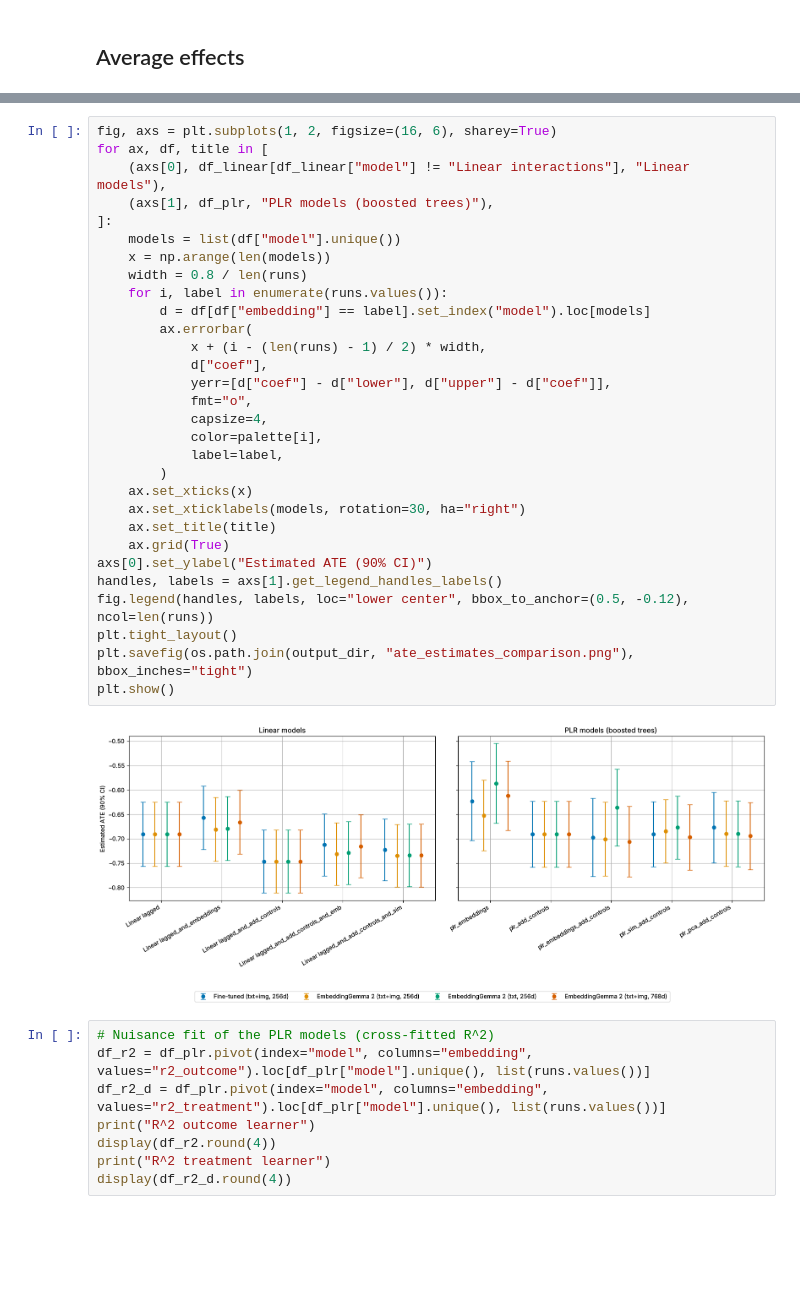
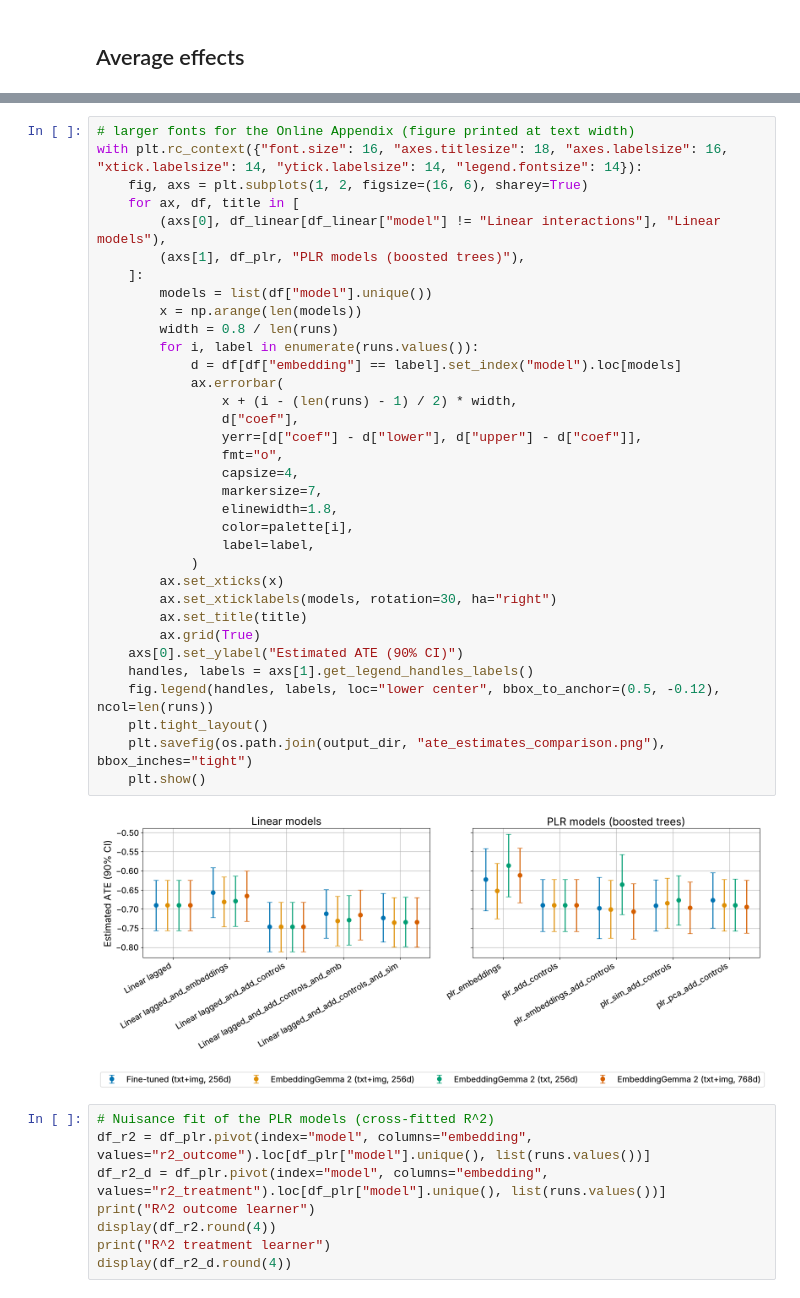
Before and after one commit to JanTeichertKluge/demand-analysis-repro, a Jupyter notebook: gemma/code/04_evaluation_comparison.ipynb, the cells around one changed output, grey strips where cells are left out. Cells and saved outputs as stored; diff of their text form; blank space fills up the shorter version.

Commit message:
larger fonts in gemma comparison figures

```diff
--- a/gemma/code/04_evaluation_comparison.ipynb
+++ b/gemma/code/04_evaluation_comparison.ipynb
@@ -166,37 +166,41 @@ df_ate_table
 | plr_sim_add_controls | -0.691 [-0.757, -0.624] | -0.684 [-0.749, -0.620] | -0.677 [-0.742, -0.612] | -0.697 [-0.764, -0.630] |
 | plr_pca_add_controls | -0.677 [-0.749, -0.605] | -0.689 [-0.757, -0.622] | -0.690 [-0.757, -0.622] | -0.694 [-0.763, -0.625] |
 # %%
-fig, axs = plt.subplots(1, 2, figsize=(16, 6), sharey=True)
-for ax, df, title in [
-    (axs[0], df_linear[df_linear["model"] != "Linear interactions"], "Linear models"),
-    (axs[1], df_plr, "PLR models (boosted trees)"),
-]:
-    models = list(df["model"].unique())
-    x = np.arange(len(models))
-    width = 0.8 / len(runs)
-    for i, label in enumerate(runs.values()):
-        d = df[df["embedding"] == label].set_index("model").loc[models]
-        ax.errorbar(
-            x + (i - (len(runs) - 1) / 2) * width,
-            d["coef"],
-            yerr=[d["coef"] - d["lower"], d["upper"] - d["coef"]],
-            fmt="o",
-            capsize=4,
-            color=palette[i],
-            label=label,
-        )
-    ax.set_xticks(x)
-    ax.set_xticklabels(models, rotation=30, ha="right")
-    ax.set_title(title)
-    ax.grid(True)
-axs[0].set_ylabel("Estimated ATE (90% CI)")
-handles, labels = axs[1].get_legend_handles_labels()
-fig.legend(handles, labels, loc="lower center", bbox_to_anchor=(0.5, -0.12), ncol=len(runs))
-plt.tight_layout()
-plt.savefig(os.path.join(output_dir, "ate_estimates_comparison.png"), bbox_inches="tight")
-plt.show()
+# larger fonts for the Online Appendix (figure printed at text width)
+with plt.rc_context({"font.size": 16, "axes.titlesize": 18, "axes.labelsize": 16, "xtick.labelsize": 14, "ytick.labelsize": 14, "legend.fontsize": 14}):
+    fig, axs = plt.subplots(1, 2, figsize=(16, 6), sharey=True)
+    for ax, df, title in [
+        (axs[0], df_linear[df_linear["model"] != "Linear interactions"], "Linear models"),
+        (axs[1], df_plr, "PLR models (boosted trees)"),
+    ]:
+        models = list(df["model"].unique())
+        x = np.arange(len(models))
+        width = 0.8 / len(runs)
+        for i, label in enumerate(runs.values()):
+            d = df[df["embedding"] == label].set_index("model").loc[models]
+            ax.errorbar(
+                x + (i - (len(runs) - 1) / 2) * width,
+                d["coef"],
+                yerr=[d["coef"] - d["lower"], d["upper"] - d["coef"]],
+                fmt="o",
+                capsize=4,
+                markersize=7,
+                elinewidth=1.8,
+                color=palette[i],
+                label=label,
+            )
+        ax.set_xticks(x)
+        ax.set_xticklabels(models, rotation=30, ha="right")
+        ax.set_title(title)
+        ax.grid(True)
+    axs[0].set_ylabel("Estimated ATE (90% CI)")
+    handles, labels = axs[1].get_legend_handles_labels()
+    fig.legend(handles, labels, loc="lower center", bbox_to_anchor=(0.5, -0.12), ncol=len(runs))
+    plt.tight_layout()
+    plt.savefig(os.path.join(output_dir, "ate_estimates_comparison.png"), bbox_inches="tight")
+    plt.show()
 # %% [output]
-[figure, old version]
+[figure, new version]
 # %%
 # Nuisance fit of the PLR models (cross-fitted R^2)
 df_r2 = df_plr.pivot(index="model", columns="embedding", values="r2_outcome").loc[df_plr["model"].unique(), list(runs.values())]
```
Also changed, not shown: parts of 1 cell of this notebook, 2 other files.
